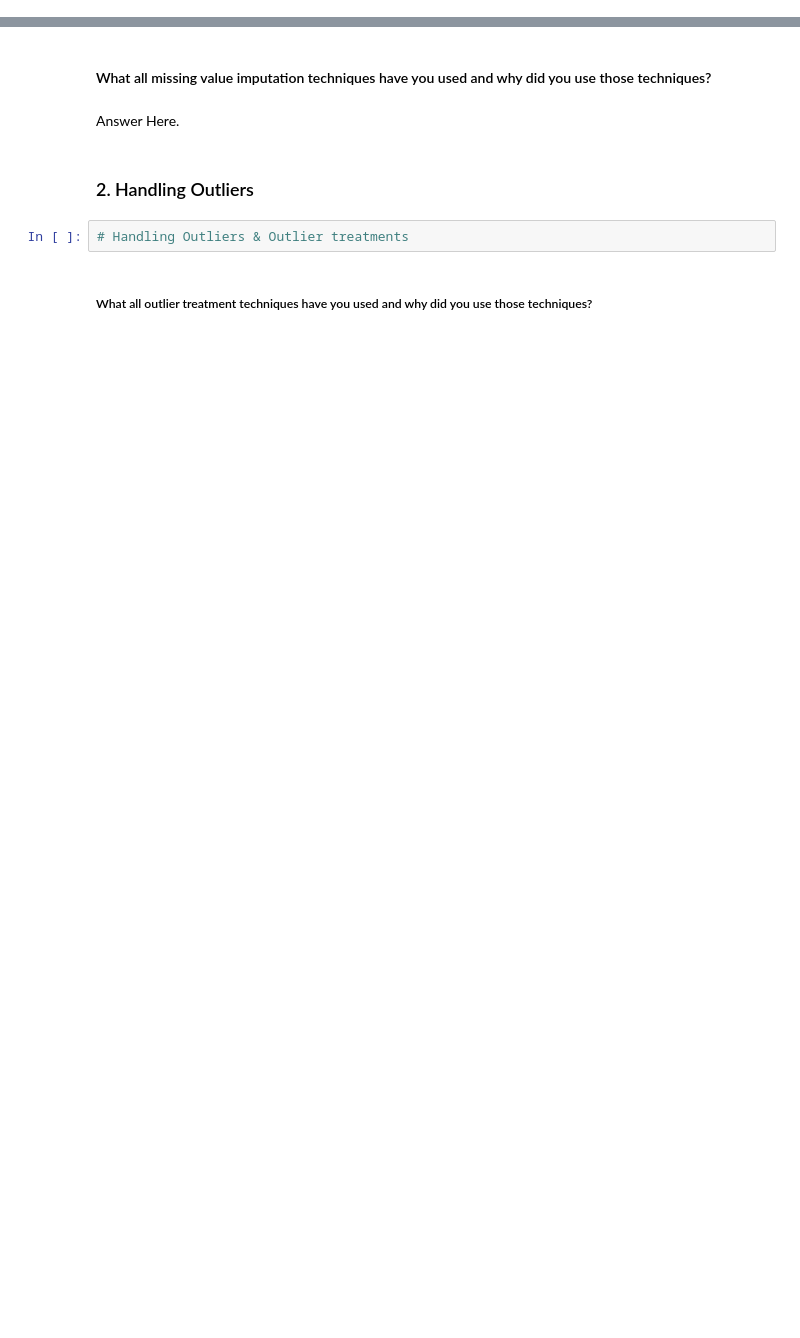
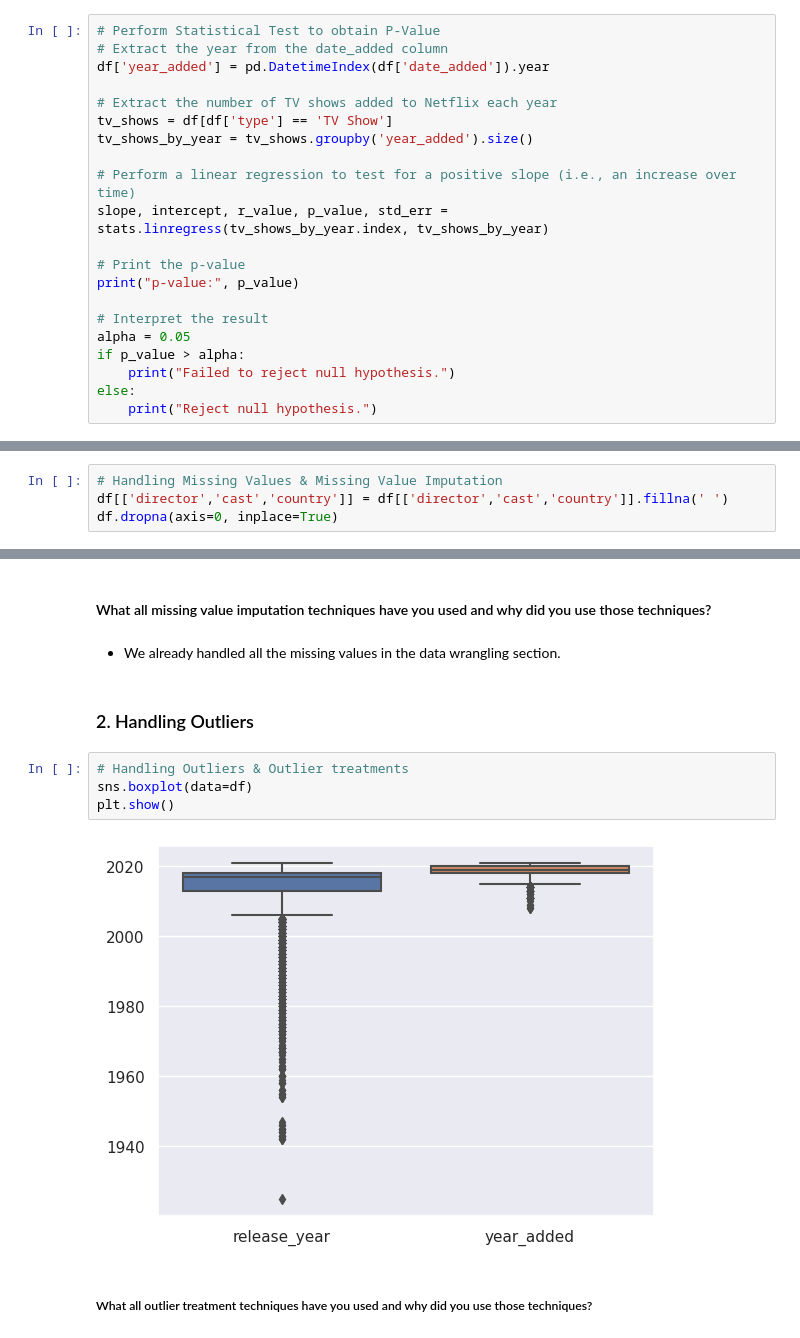
Before and after one commit to GaytriChoudhari/Unsupervised_ML_Netflix_Movies_and_TV_Shows_Clustering, a Jupyter notebook: Unsupervised_ML_Netflix_Movies_and_TV_Shows_Clustering.ipynb, the cells around one changed output, grey strips where cells are left out. Saved outputs shown, nothing was run; the diff lists cells and outputs as text; blank space fills up the shorter version.

```diff
--- a/Unsupervised_ML_Netflix_Movies_and_TV_Shows_Clustering.ipynb
+++ b/Unsupervised_ML_Netflix_Movies_and_TV_Shows_Clustering.ipynb
@@ -911,0 +1017,21 @@ Answer Here.
+# %%
+# Perform Statistical Test to obtain P-Value
+# Extract the year from the date_added column
+df['year_added'] = pd.DatetimeIndex(df['date_added']).year
+
+# Extract the number of TV shows added to Netflix each year
+tv_shows = df[df['type'] == 'TV Show']
+tv_shows_by_year = tv_shows.groupby('year_added').size()
+
+# Perform a linear regression to test for a positive slope (i.e., an increase over time)
+slope, intercept, r_value, p_value, std_err = stats.linregress(tv_shows_by_year.index, tv_shows_by_year)
+
+# Print the p-value
+print("p-value:", p_value)
+
+# Interpret the result
+alpha = 0.05
+if p_value > alpha:
+    print("Failed to reject null hypothesis.")
+else:
+    print("Reject null hypothesis.")
@@ -925,0 +1077,4 @@ Answer Here.
+# %%
+# Handling Missing Values & Missing Value Imputation
+df[['director','cast','country']] = df[['director','cast','country']].fillna(' ')
+df.dropna(axis=0, inplace=True)
@@ -926,10 +1101,14 @@ Answer Here.
 # %% [markdown]
 #### What all missing value imputation techniques have you used and why did you use those techniques?
-# %% [markdown]
-Answer Here.
+# %% [markdown]
+* We already handled all the missing values in the data wrangling section.
 # %% [markdown]
 ### 2. Handling Outliers
 # %%
 # Handling Outliers & Outlier treatments
+sns.boxplot(data=df)
+plt.show()
+# %% [output]
+[figure, added]
 # %% [markdown]
 ##### What all outlier treatment techniques have you used and why did you use those techniques?
```
Also changed, not shown: parts of 85 cells of this notebook.
